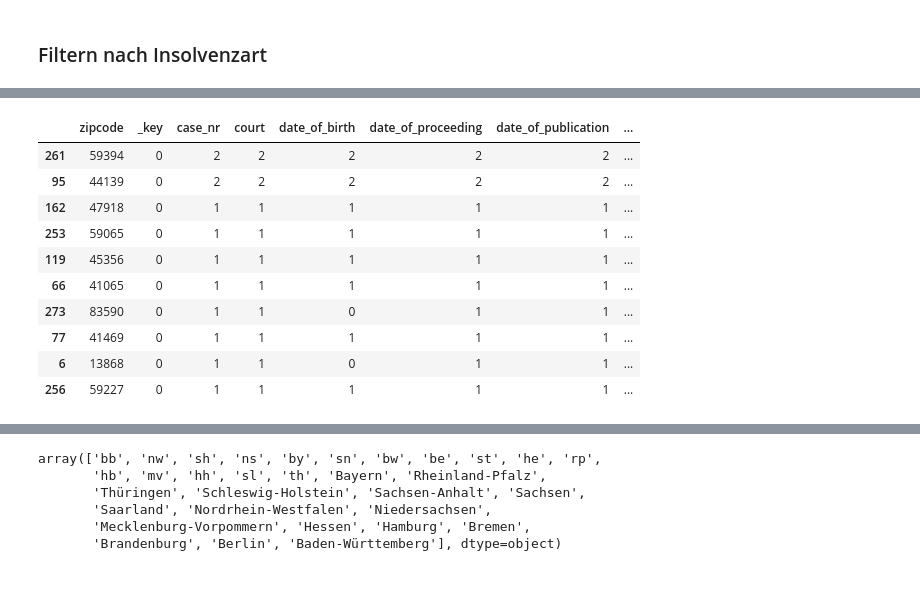
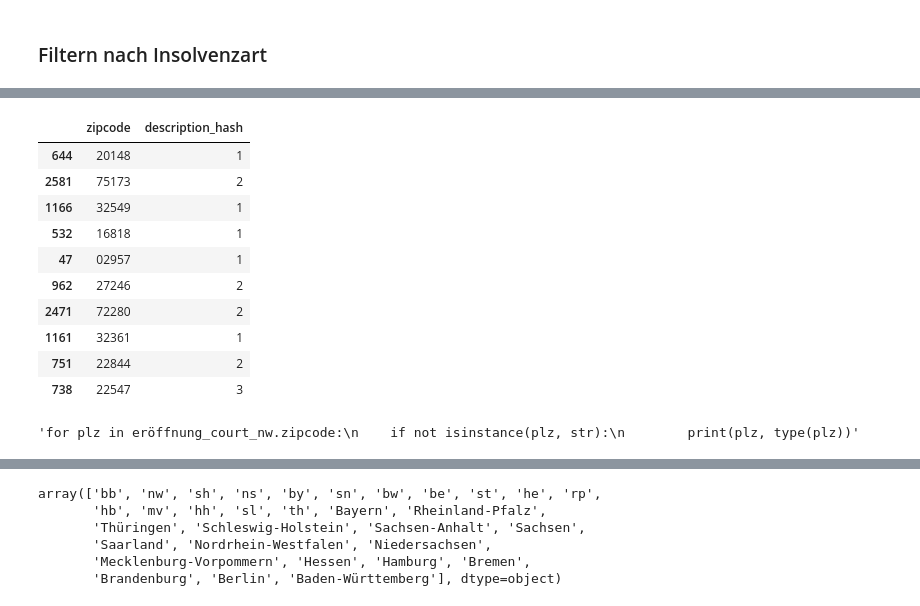
Before and after one commit to wdr-data/insolvenzen, a Jupyter notebook: Insolvenzen_alles.ipynb, the cells around one changed output, grey strips where cells are left out. Cells and saved outputs as stored; diff of their text form; code cells hidden in the pictures.

```diff
--- a/Insolvenzen_alles.ipynb
+++ b/Insolvenzen_alles.ipynb
@@ -172,7 +166,7 @@ data_eröffnet_in = in_eröffnung(data_in)
 # %%
 data_nw_ik = data_eröffnet_in[data_eröffnet_in["federal_state"].isin(['Nordrhein-Westfalen'])]
 # %%
-date_range_nw_ik = data_nw_ik[data_nw_ik.date_of_publication.between('2021-10-07', '2021-11-07')]
+date_range_nw_ik = data_eröffnet_in[data_eröffnet_in.date_of_publication.between('2021-08-01', '2021-11-07')]
 # %%
 date_range_nw_ik.head()
 # %% [output]
@@ -185,19 +179,21 @@ date_range_nw_ik.head()
 # %%
-eröffnung_court_nw = date_range_nw_ik.groupby(['zipcode'], as_index=False).count()
+eröffnung_court_nw = date_range_nw_ik.groupby(['zipcode'], as_index=False).count()[['zipcode','description_hash']]
 eröffnung_court_nw.sample(10)
 # %% [output]
-|  | zipcode | _key | case_nr | court | date_of_birth | date_of_proceeding | date_of_publication | ... |
-| 261 | 59394 | 0 | 2 | 2 | 2 | 2 | 2 | ... |
-| 95 | 44139 | 0 | 2 | 2 | 2 | 2 | 2 | ... |
-| 162 | 47918 | 0 | 1 | 1 | 1 | 1 | 1 | ... |
-| 253 | 59065 | 0 | 1 | 1 | 1 | 1 | 1 | ... |
-| 119 | 45356 | 0 | 1 | 1 | 1 | 1 | 1 | ... |
-| 66 | 41065 | 0 | 1 | 1 | 1 | 1 | 1 | ... |
-| 273 | 83590 | 0 | 1 | 1 | 0 | 1 | 1 | ... |
-| 77 | 41469 | 0 | 1 | 1 | 1 | 1 | 1 | ... |
-| 6 | 13868 | 0 | 1 | 1 | 0 | 1 | 1 | ... |
-| 256 | 59227 | 0 | 1 | 1 | 1 | 1 | 1 | ... |
+|  | zipcode | description_hash |
+| 644 | 20148 | 1 |
+| 2581 | 75173 | 2 |
+| 1166 | 32549 | 1 |
+| 532 | 16818 | 1 |
+| 47 | 02957 | 1 |
+| 962 | 27246 | 2 |
+| 2471 | 72280 | 2 |
+| 1161 | 32361 | 1 |
+| 751 | 22844 | 2 |
+| 738 | 22547 | 3 |
 # %%
-for plz in eröffnung_court_nw.zipcode:
+"""for plz in eröffnung_court_nw.zipcode:
     if not isinstance(plz, str):
-        print(plz, type(plz))
+        print(plz, type(plz))"""
+# %% [output]
+'for plz in eröffnung_court_nw.zipcode:\n    if not isinstance(plz, str):\n        print(plz, type(plz))'
```
Also changed, not shown: parts of 20 cells of this notebook.
